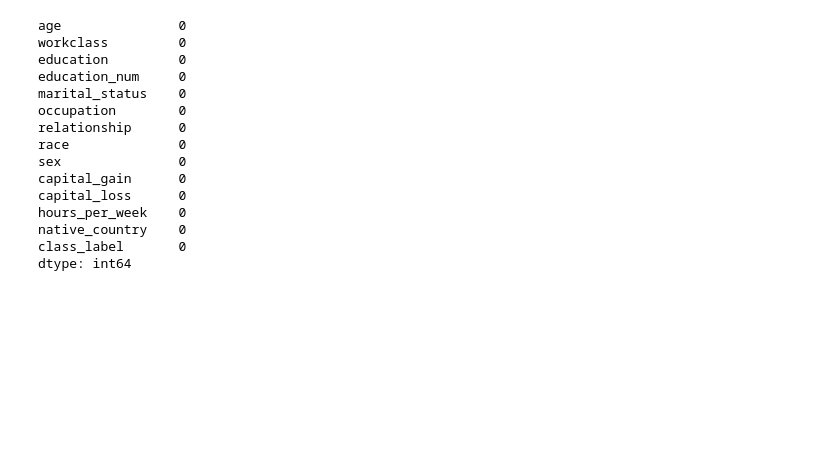
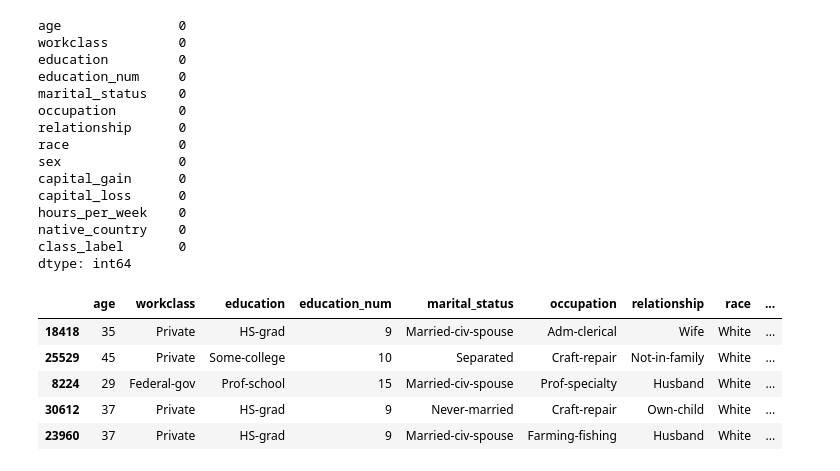
Before and after one commit to mfs135/data-exploration, a Jupyter notebook: dataexp.ipynb, the cells around one changed output. Cells and saved outputs as stored; diff of their text form; code cells hidden in the pictures; blank space fills up the shorter version.

```diff
--- a/dataexp.ipynb
+++ b/dataexp.ipynb
@@ -442,0 +445,9 @@ dtype: int64
+# %%
+data.head()
+# %% [output]
+|  | age | workclass | education | education_num | marital_status | occupation | relationship | race | ... |
+| 18418 | 35 | Private | HS-grad | 9 | Married-civ-spouse | Adm-clerical | Wife | White | ... |
+| 25529 | 45 | Private | Some-college | 10 | Separated | Craft-repair | Not-in-family | White | ... |
+| 8224 | 29 | Federal-gov | Prof-school | 15 | Married-civ-spouse | Prof-specialty | Husband | White | ... |
+| 30612 | 37 | Private | HS-grad | 9 | Never-married | Craft-repair | Own-child | White | ... |
+| 23960 | 37 | Private | HS-grad | 9 | Married-civ-spouse | Farming-fishing | Husband | White | ... |
```
Also changed, not shown: parts of 10 cells of this notebook.
